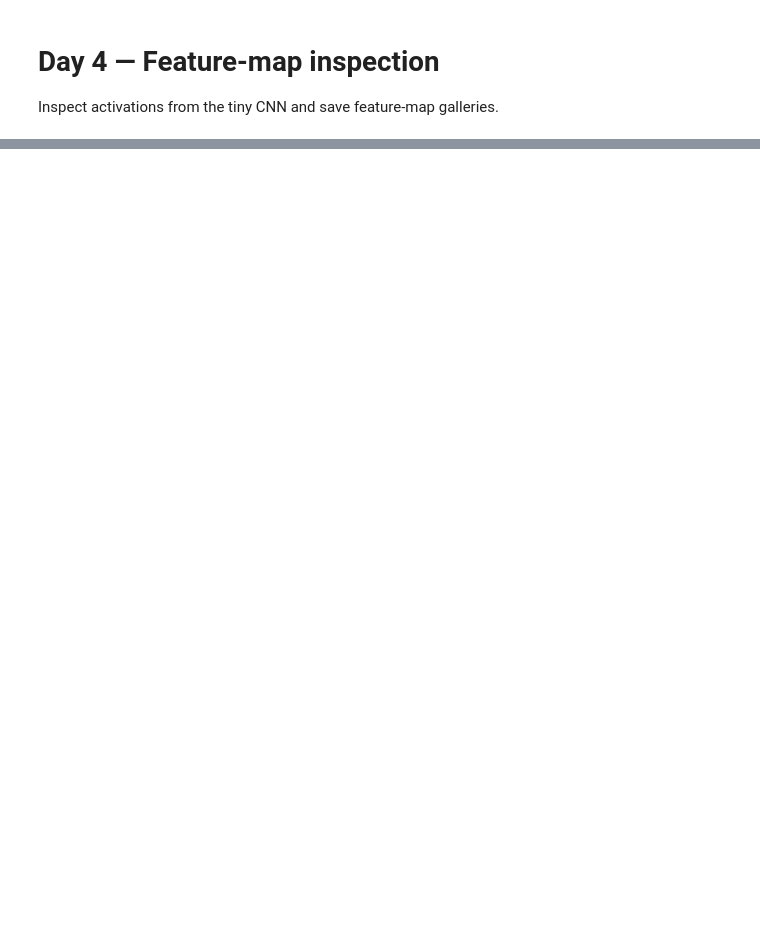
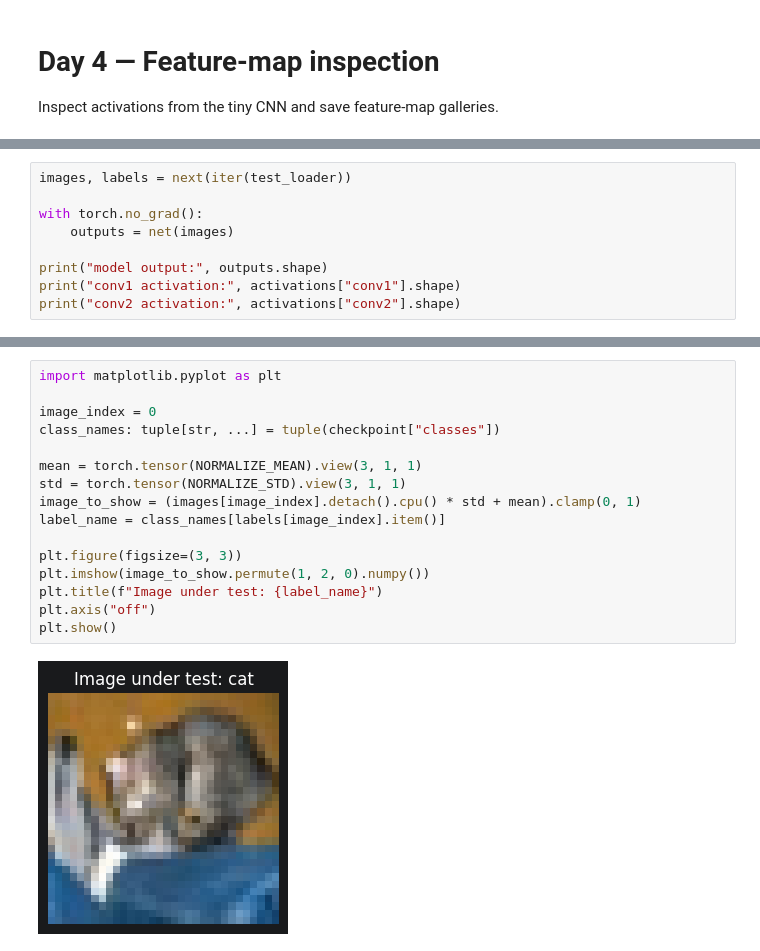
Before and after one commit to majorgilles/cnn-feature-map-lab, a Jupyter notebook: notebooks/04_feature_map_inspection.ipynb, the cells around one changed output, grey strips where cells are left out. Saved outputs shown, nothing was run; the diff lists cells and outputs as text; blank space fills up the shorter version.

Commit message:
feat: enhance feature-map inspection notebook with model loading and output display

```diff
--- a/notebooks/04_feature_map_inspection.ipynb
+++ b/notebooks/04_feature_map_inspection.ipynb
@@ -37,0 +113,9 @@ Write 3-5 sentences about how early and later activations differ.
+# %%
+images, labels = next(iter(test_loader))
+
+with torch.no_grad():
+    outputs = net(images)
+
+print("model output:", outputs.shape)
+print("conv1 activation:", activations["conv1"].shape)
+print("conv2 activation:", activations["conv2"].shape)
@@ -37,0 +132,18 @@ Write 3-5 sentences about how early and later activations differ.
+# %%
+import matplotlib.pyplot as plt
+
+image_index = 0
+class_names: tuple[str, ...] = tuple(checkpoint["classes"])
+
+mean = torch.tensor(NORMALIZE_MEAN).view(3, 1, 1)
+std = torch.tensor(NORMALIZE_STD).view(3, 1, 1)
+image_to_show = (images[image_index].detach().cpu() * std + mean).clamp(0, 1)
+label_name = class_names[labels[image_index].item()]
+
+plt.figure(figsize=(3, 3))
+plt.imshow(image_to_show.permute(1, 2, 0).numpy())
+plt.title(f"Image under test: {label_name}")
+plt.axis("off")
+plt.show()
+# %% [output]
+[figure, added]
```
Also changed, not shown: parts of 13 cells of this notebook, 2 other files.
